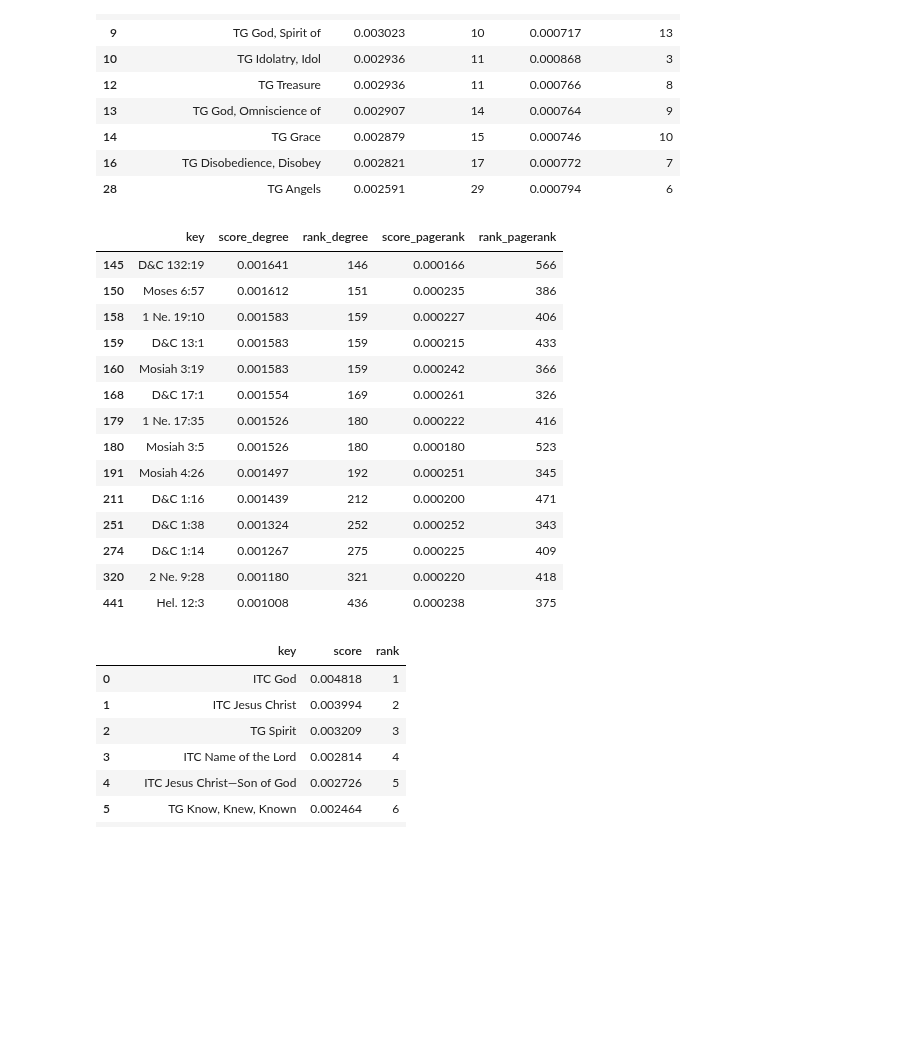
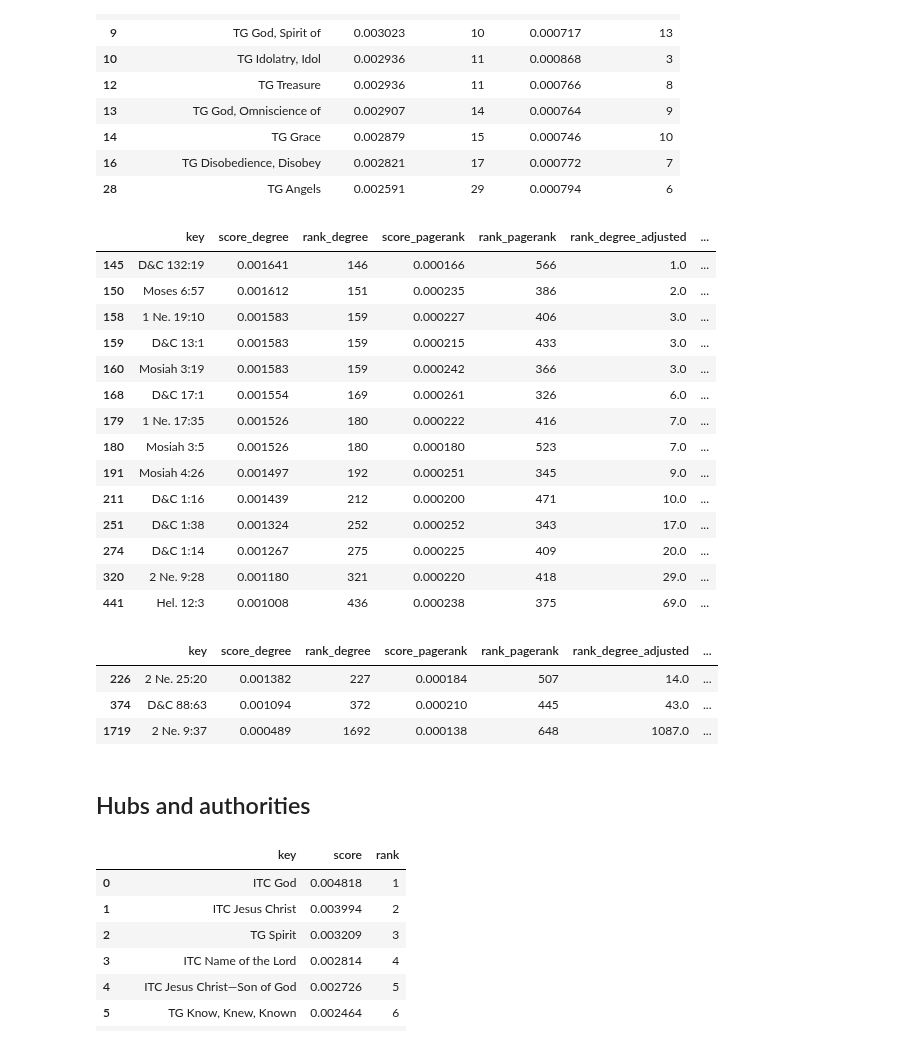
Before and after one commit to skearnes/scripture-graph, a Jupyter notebook: posts/2021-01-08/post.ipynb, the cells around one changed output. Cells and saved outputs as stored; diff of their text form; code cells hidden in the pictures; blank space fills up the shorter version.

```diff
--- a/posts/2021-01-08/post.ipynb
+++ b/posts/2021-01-08/post.ipynb
@@ -366,25 +366,39 @@ merged[merged.key.isin(topk)]
 | 28 | TG Angels | 0.002591 | 29 | 0.000794 | 6 |
 # %%
 mask = merged.key.str.startswith(('TG', 'ITC'))
+
+merged.loc[~mask, 'rank_degree_adjusted'] = scipy.stats.rankdata(-1 * merged[~mask].score_degree.values, method='min')
+merged.loc[~mask, 'rank_pagerank_adjusted'] = scipy.stats.rankdata(-1 * merged[~mask].score_pagerank.values, method='min')
+
 topk = set(merged[~mask].key.values[:10])
 topk.update(set(merged[~mask].sort_values('rank_pagerank').key.values[:10]))
 merged[merged.key.isin(topk)]
 # %% [output]
-|  | key | score_degree | rank_degree | score_pagerank | rank_pagerank |
-| 145 | D&C 132:19 | 0.001641 | 146 | 0.000166 | 566 |
-| 150 | Moses 6:57 | 0.001612 | 151 | 0.000235 | 386 |
-| 158 | 1 Ne. 19:10 | 0.001583 | 159 | 0.000227 | 406 |
-| 159 | D&C 13:1 | 0.001583 | 159 | 0.000215 | 433 |
-| 160 | Mosiah 3:19 | 0.001583 | 159 | 0.000242 | 366 |
-| 168 | D&C 17:1 | 0.001554 | 169 | 0.000261 | 326 |
-| 179 | 1 Ne. 17:35 | 0.001526 | 180 | 0.000222 | 416 |
-| 180 | Mosiah 3:5 | 0.001526 | 180 | 0.000180 | 523 |
-| 191 | Mosiah 4:26 | 0.001497 | 192 | 0.000251 | 345 |
-| 211 | D&C 1:16 | 0.001439 | 212 | 0.000200 | 471 |
-| 251 | D&C 1:38 | 0.001324 | 252 | 0.000252 | 343 |
-| 274 | D&C 1:14 | 0.001267 | 275 | 0.000225 | 409 |
-| 320 | 2 Ne. 9:28 | 0.001180 | 321 | 0.000220 | 418 |
-| 441 | Hel. 12:3 | 0.001008 | 436 | 0.000238 | 375 |
+|  | key | score_degree | rank_degree | score_pagerank | rank_pagerank | rank_degree_adjusted | ... |
+| 145 | D&C 132:19 | 0.001641 | 146 | 0.000166 | 566 | 1.0 | ... |
+| 150 | Moses 6:57 | 0.001612 | 151 | 0.000235 | 386 | 2.0 | ... |
+| 158 | 1 Ne. 19:10 | 0.001583 | 159 | 0.000227 | 406 | 3.0 | ... |
+| 159 | D&C 13:1 | 0.001583 | 159 | 0.000215 | 433 | 3.0 | ... |
+| 160 | Mosiah 3:19 | 0.001583 | 159 | 0.000242 | 366 | 3.0 | ... |
+| 168 | D&C 17:1 | 0.001554 | 169 | 0.000261 | 326 | 6.0 | ... |
+| 179 | 1 Ne. 17:35 | 0.001526 | 180 | 0.000222 | 416 | 7.0 | ... |
+| 180 | Mosiah 3:5 | 0.001526 | 180 | 0.000180 | 523 | 7.0 | ... |
+| 191 | Mosiah 4:26 | 0.001497 | 192 | 0.000251 | 345 | 9.0 | ... |
+| 211 | D&C 1:16 | 0.001439 | 212 | 0.000200 | 471 | 10.0 | ... |
+| 251 | D&C 1:38 | 0.001324 | 252 | 0.000252 | 343 | 17.0 | ... |
+| 274 | D&C 1:14 | 0.001267 | 275 | 0.000225 | 409 | 20.0 | ... |
+| 320 | 2 Ne. 9:28 | 0.001180 | 321 | 0.000220 | 418 | 29.0 | ... |
+| 441 | Hel. 12:3 | 0.001008 | 436 | 0.000238 | 375 | 69.0 | ... |
+# %%
+mask = merged.key.isin(['2 Ne. 25:20', 'D&C 88:63', '2 Ne. 9:37'])
+merged[mask]
+# %% [output]
+|  | key | score_degree | rank_degree | score_pagerank | rank_pagerank | rank_degree_adjusted | ... |
+| 226 | 2 Ne. 25:20 | 0.001382 | 227 | 0.000184 | 507 | 14.0 | ... |
+| 374 | D&C 88:63 | 0.001094 | 372 | 0.000210 | 445 | 43.0 | ... |
+| 1719 | 2 Ne. 9:37 | 0.000489 | 1692 | 0.000138 | 648 | 1087.0 | ... |
+# %% [markdown]
+## Hubs and authorities
 # %%
 hubs, authorities = nx.hits(subgraph, max_iter=1000)
 # %%
```
Also changed, not shown: parts of 6 cells of this notebook.
